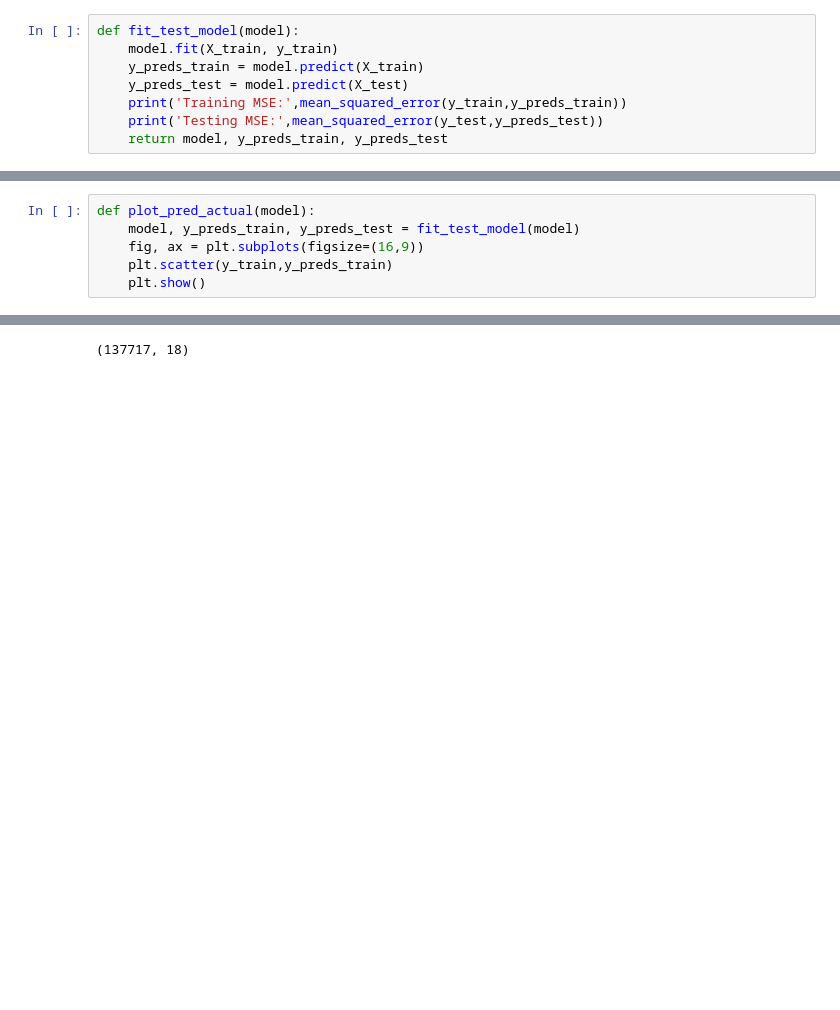
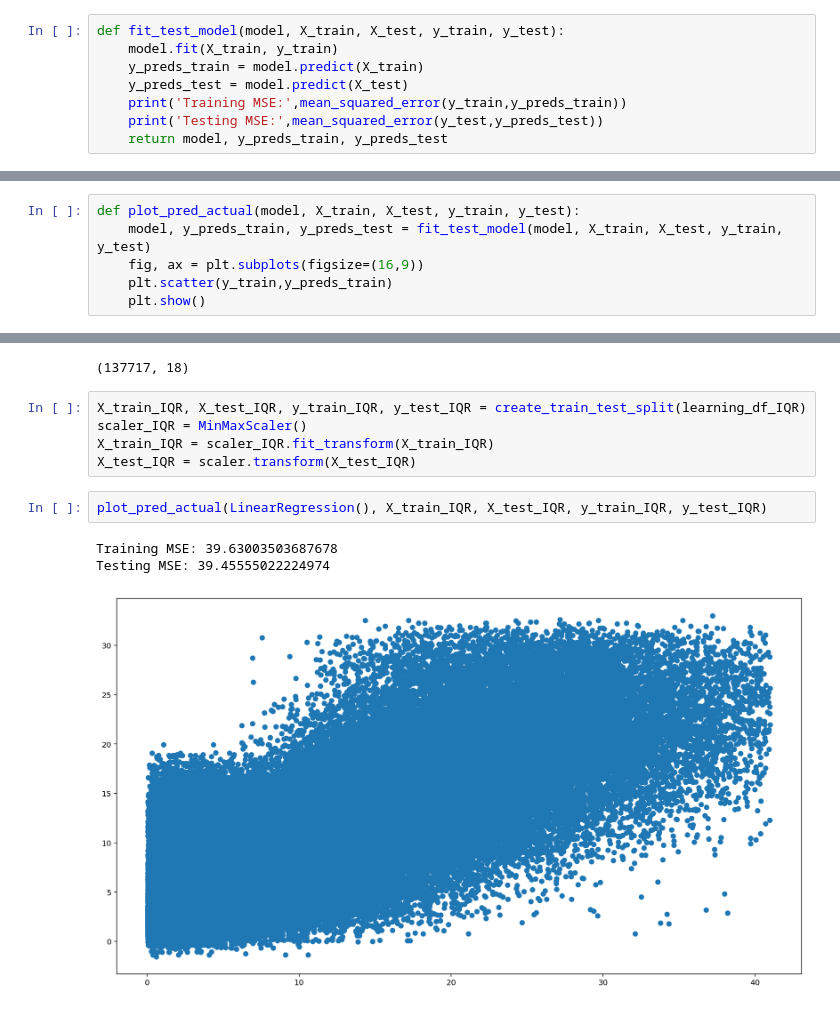
Before and after one commit to blowe615/starbucks_offers, a Jupyter notebook: starbucks_offers.ipynb, the cells around one changed output, grey strips where cells are left out. Saved outputs shown, nothing was run; the diff lists cells and outputs as text; blank space fills up the shorter version.

Commit message:
feat: Experiment with regression models after removing outliers

```diff
--- a/starbucks_offers.ipynb
+++ b/starbucks_offers.ipynb
@@ -982,7 +982,7 @@ print('Testing MSE:',mean_squared_error(y_test,y_preds_test))
 Training MSE: 731.7891384061396
 Testing MSE: 1122.1209392535106
 # %%
-def fit_test_model(model):
+def fit_test_model(model, X_train, X_test, y_train, y_test):
     model.fit(X_train, y_train)
     y_preds_train = model.predict(X_train)
     y_preds_test = model.predict(X_test)
@@ -995,8 +995,8 @@ fit_test_model(LinearRegression());
 Training MSE: 731.7891384061396
 Testing MSE: 1122.1209392535106
 # %%
-def plot_pred_actual(model):
-    model, y_preds_train, y_preds_test = fit_test_model(model)
+def plot_pred_actual(model, X_train, X_test, y_train, y_test):
+    model, y_preds_train, y_preds_test = fit_test_model(model, X_train, X_test, y_train, y_test)
     fig, ax = plt.subplots(figsize=(16,9))
     plt.scatter(y_train,y_preds_train)
     plt.show()
@@ -1078,3 +1078,14 @@ learning_df_IQR = learning_df.loc[learning_df['amount']<=upper_limit,:]
 learning_df_IQR.shape
 # %% [output]
 (137717, 18)
+# %%
+X_train_IQR, X_test_IQR, y_train_IQR, y_test_IQR = create_train_test_split(learning_df_IQR)
+scaler_IQR = MinMaxScaler()
+X_train_IQR = scaler_IQR.fit_transform(X_train_IQR)
+X_test_IQR = scaler.transform(X_test_IQR)
+# %%
+plot_pred_actual(LinearRegression(), X_train_IQR, X_test_IQR, y_train_IQR, y_test_IQR)
+# %% [output]
+Training MSE: 39.63003503687678
+Testing MSE: 39.45555022224974
+[figure, added]
```
Also changed, not shown: parts of 6 cells of this notebook.
